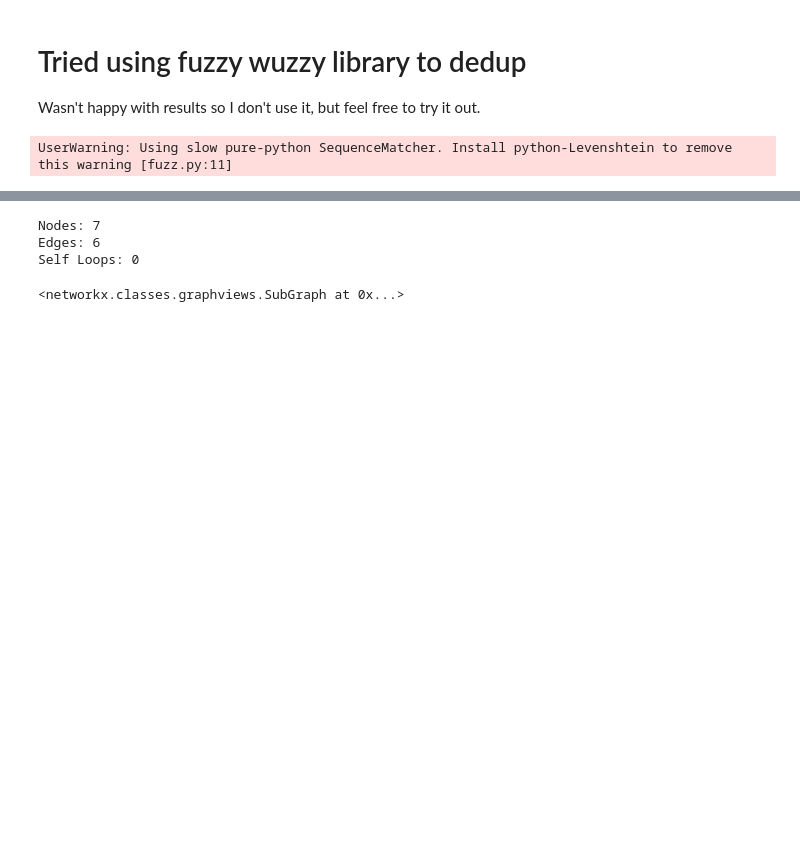
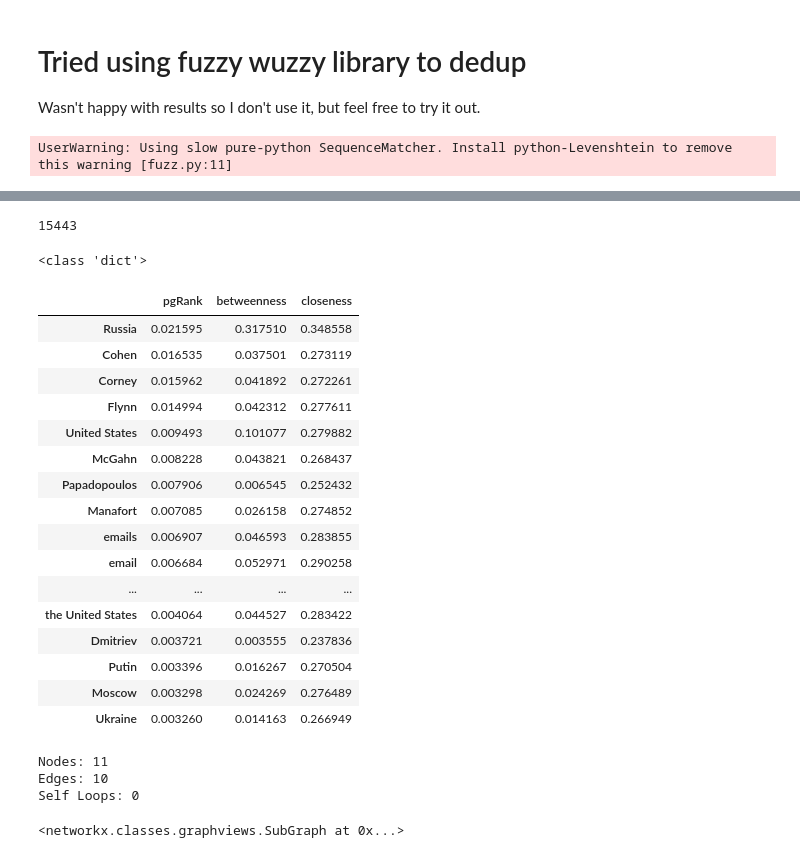
Before and after one commit to mj514316/meuller-report, a Jupyter notebook: MuellerAnalysis.ipynb, the cells around one changed output, grey strips where cells are left out. Cells and saved outputs as stored; diff of their text form; code cells hidden in the pictures; blank space fills up the shorter version.

Commit message:
refactored, tweaked baseline graph to include more nodes

```diff
--- a/MuellerAnalysis.ipynb
+++ b/MuellerAnalysis.ipynb
@@ -73,0 +80,3 @@ mails belonging to_, and emails from 2015 relating to Republican Party employees
+# %%
+%%time
+nlpParagraphs= list(nlp.pipe(muellerParagraphs, n_threads=2, batch_size=1000))
@@ -215,7 +163,3 @@ exampleGraph.save_graph(graphLocation + 'setupGraph.html')
 exampleGraph.show('setupGraph.html')
 # %% [output]
 [interactive output not drawn]
-# %%
-d = networkx.algorithms.pagerank(G)
-print(d.__class__)
-pageRank = pd.DataFrame([d]).T
@@ -258,0 +166,10 @@ def getSecondOrderSubgraph(graph, node):
+# %%
+fullMuellerG = makeGraphFromSpacy(nlpParagraphs)
+pyvisG = Network("1000px", "1000px")
+from_nx(pyvisG,fullMuellerG)
+pyvisG.show_buttons(filter_=['physics'])
+pyvisG.show('fullMueller.html')
+# %%
+fullMuellerG.number_of_nodes()
+# %% [output]
+15443
@@ -259,13 +178,39 @@ def getSecondOrderSubgraph(graph, node):
+# %%
+pgRank = networkx.algorithms.pagerank(fullMuellerG)
+betweenness = networkx.algorithms.betweenness_centrality(fullMuellerG)
+closeness = networkx.algorithms.closeness_centrality(fullMuellerG)
+# %%
+print(d.__class__)
+rankings = pd.concat([pd.DataFrame([pgRank]).T,pd.DataFrame([betweenness]).T, pd.DataFrame([closeness]).T],axis = 1)
+rankings.columns = ['pgRank','betweenness','closeness']
+rankings.sort_values('pgRank', ascending = False).head(20)
+# %% [output]
+<class 'dict'>
+|  | pgRank | betweenness | closeness |
+| Russia | 0.021595 | 0.317510 | 0.348558 |
+| Cohen | 0.016535 | 0.037501 | 0.273119 |
+| Corney | 0.015962 | 0.041892 | 0.272261 |
+| Flynn | 0.014994 | 0.042312 | 0.277611 |
+| United States | 0.009493 | 0.101077 | 0.279882 |
+| McGahn | 0.008228 | 0.043821 | 0.268437 |
+| Papadopoulos | 0.007906 | 0.006545 | 0.252432 |
+| Manafort | 0.007085 | 0.026158 | 0.274852 |
+| emails | 0.006907 | 0.046593 | 0.283855 |
+| email | 0.006684 | 0.052971 | 0.290258 |
+| ... | ... | ... | ... |
+| the United States | 0.004064 | 0.044527 | 0.283422 |
+| Dmitriev | 0.003721 | 0.003555 | 0.237836 |
+| Putin | 0.003396 | 0.016267 | 0.270504 |
+| Moscow | 0.003298 | 0.024269 | 0.276489 |
+| Ukraine | 0.003260 | 0.014163 | 0.266949 |
 # %%
-subGraph = getFirstOrderGraph(G,'par_259')
+parExample = getFirstOrderGraph(G,'par_415')
 pyvisG = Network("500px", "500px")
-from_nx(pyvisG,subGraph)
-#pyvisG.show_buttons(filter_=['physics'])
-pyvisG.show('testSubgraph.html')
-#pyvisG.show('C:/Users/mj514/Documents/blogdownBlog/blog/content/page/test.html')
+from_nx(pyvisG,parExample)
+pyvisG.show('par_415.html')
 # %% [output]
-Nodes: 7
-Edges: 6
+Nodes: 11
+Edges: 10
 Self Loops: 0
 # %%
 subGraph
```
Also changed, not shown: parts of 29 cells of this notebook, 5 other files.
